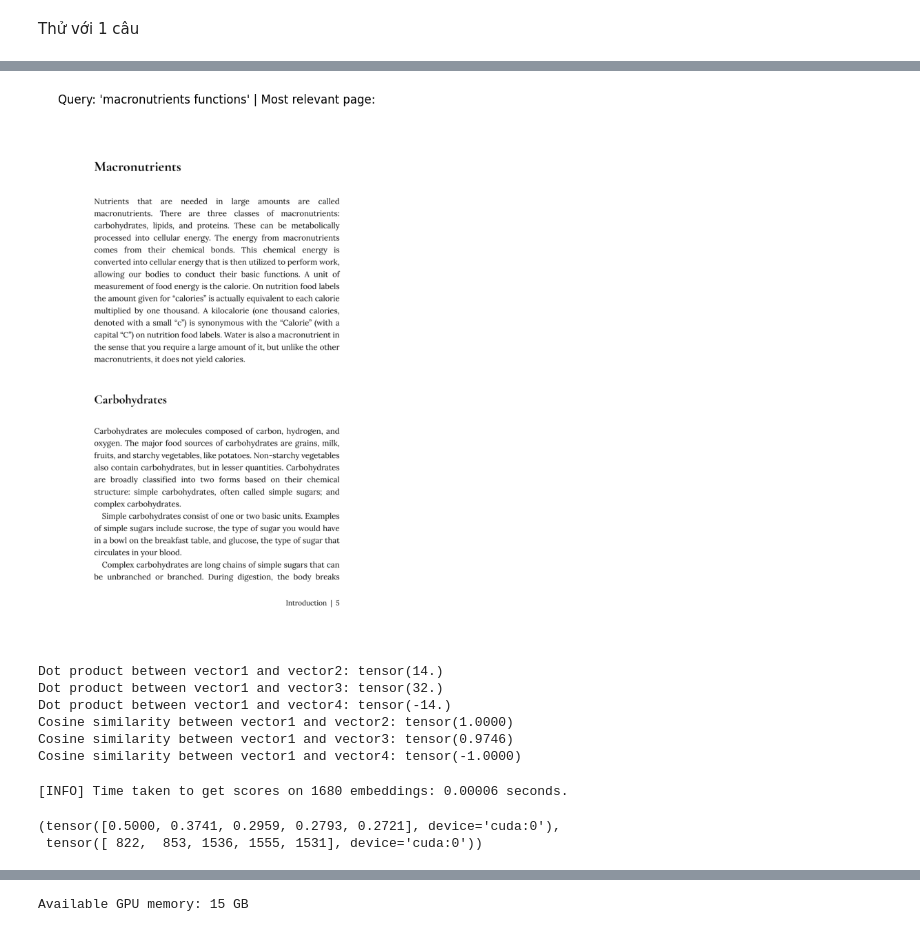
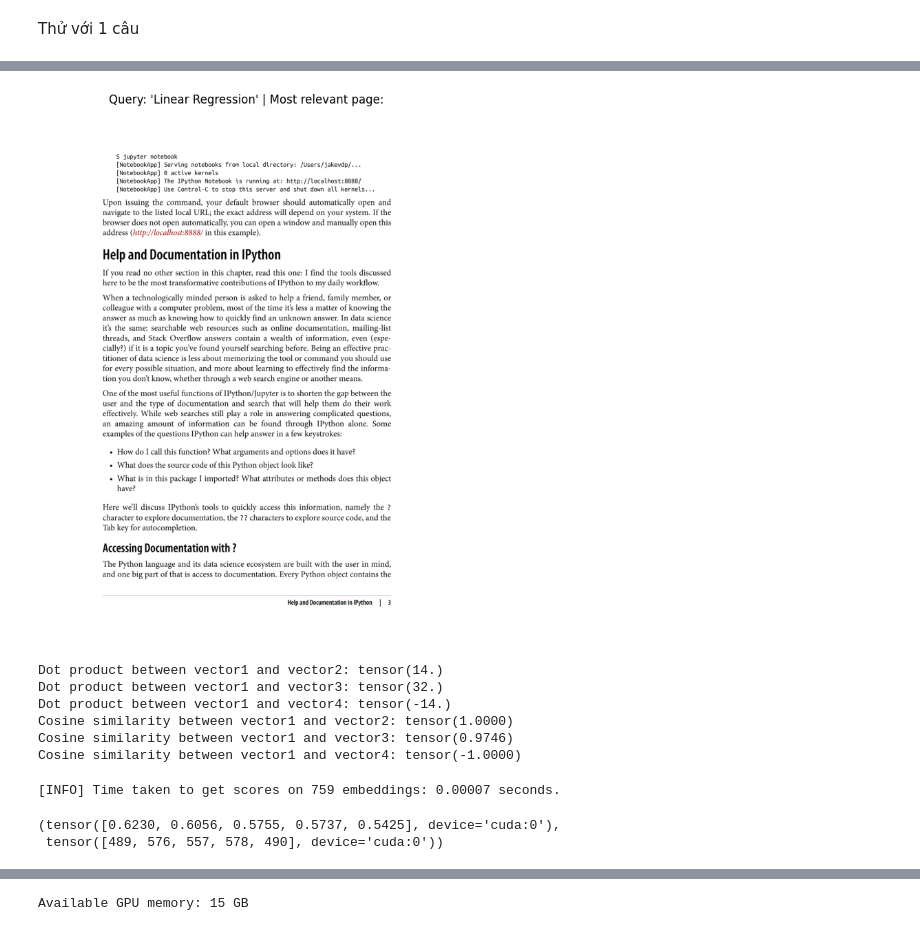
Before and after one commit to MathmatheticGuy/Machine-Learning-2024, a Jupyter notebook: RAG/Simple_Rag_From_Scratch.ipynb, the cells around one changed output, grey strips where cells are left out. Cells and saved outputs as stored; diff of their text form; code cells hidden in the pictures.

```diff
--- a/RAG/Simple_Rag_From_Scratch.ipynb
+++ b/RAG/Simple_Rag_From_Scratch.ipynb
@@ -760,31 +977,32 @@ Page number: 7
 # %%
 import fitz
 
 # Open PDF and load target page
-pdf_path = "human-nutrition-text.pdf" # requires PDF to be downloaded
+pdf_path = "python-data-science-handbook.pdf" # requires PDF to be downloaded
 doc = fitz.open(pdf_path)
-page = doc.load_page(5 + 41) # number of page (our doc starts page numbers on page 41)
+current_page = 2
+page = doc.load_page(current_page + 19) # number of page (our doc starts page numbers on page 19)
 
 # Get the image of the page
 img = page.get_pixmap(dpi=300)
 
 # Optional: save the image
 #img.save("output_filename.png")
 doc.close()
 
 # Convert the Pixmap to a numpy array
 img_array = np.frombuffer(img.samples_mv,
                           dtype=np.uint8).reshape((img.h, img.w, img.n))
 
 # Display the image using Matplotlib
 import matplotlib.pyplot as plt
 plt.figure(figsize=(13, 10))
 plt.imshow(img_array)
 plt.title(f"Query: '{query}' | Most relevant page:")
 plt.axis('off') # Turn off axis
 plt.show()
 # %% [output]
-[figure, old version]
+[figure, new version]
 # %%
 import torch
 
@@ -874,16 +1092,16 @@ def print_top_results_and_scores(query: str,
         print(f"Page number: {pages_and_chunks[index]['page_number']}")
         print("\n")
 # %%
-query = "symptoms of pellagra"
+query = "Linear Regression"
 
 # Get just the scores and indices of top related results
 scores, indices = retrieve_relevant_resources(query=query,
                                               embeddings=embeddings)
 scores, indices
 # %% [output]
-[INFO] Time taken to get scores on 1680 embeddings: 0.00006 seconds.
+[INFO] Time taken to get scores on 759 embeddings: 0.00007 seconds.
-(tensor([0.5000, 0.3741, 0.2959, 0.2793, 0.2721], device='cuda:0'),
- tensor([ 822,  853, 1536, 1555, 1531], device='cuda:0'))
+(tensor([0.6230, 0.6056, 0.5755, 0.5737, 0.5425], device='cuda:0'),
+ tensor([489, 576, 557, 578, 490], device='cuda:0'))
 # %%
 # Print out the texts of the top scores
 print_top_results_and_scores(query=query,
```
Also changed, not shown: parts of 83 cells of this notebook, 5 other files.
